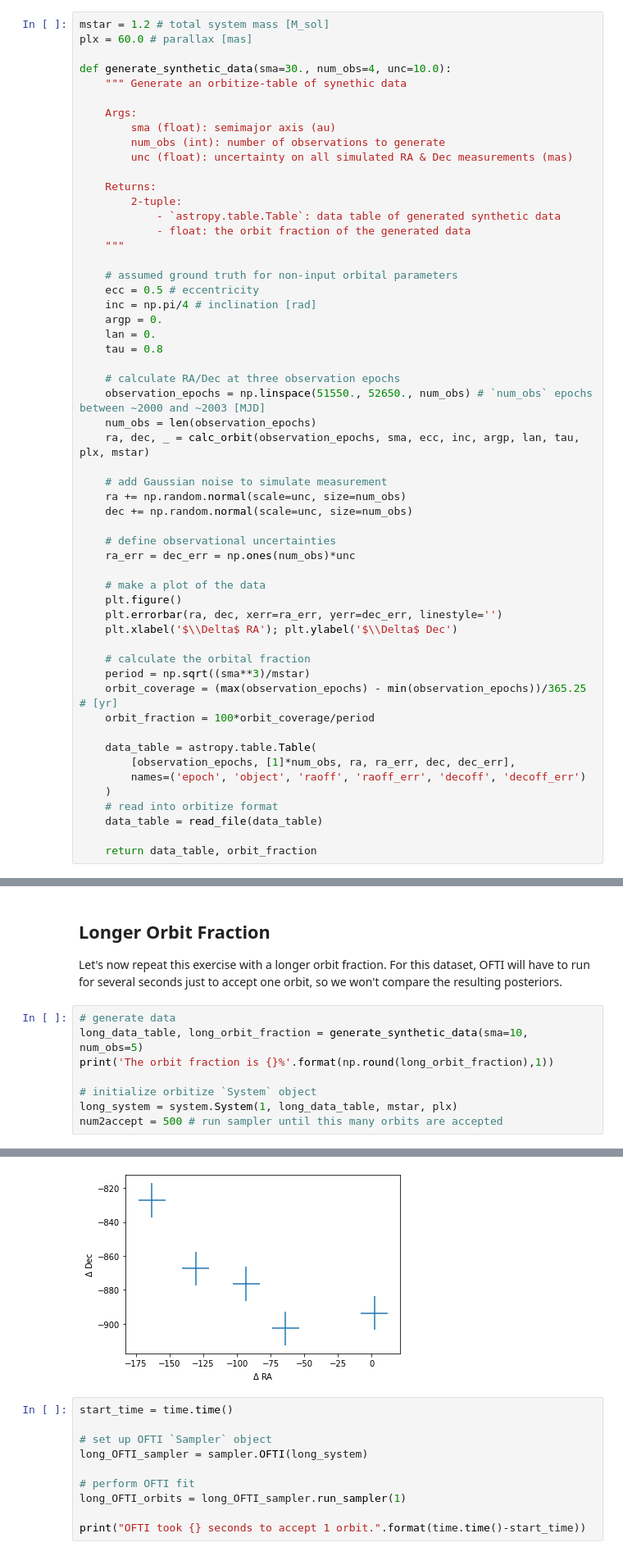
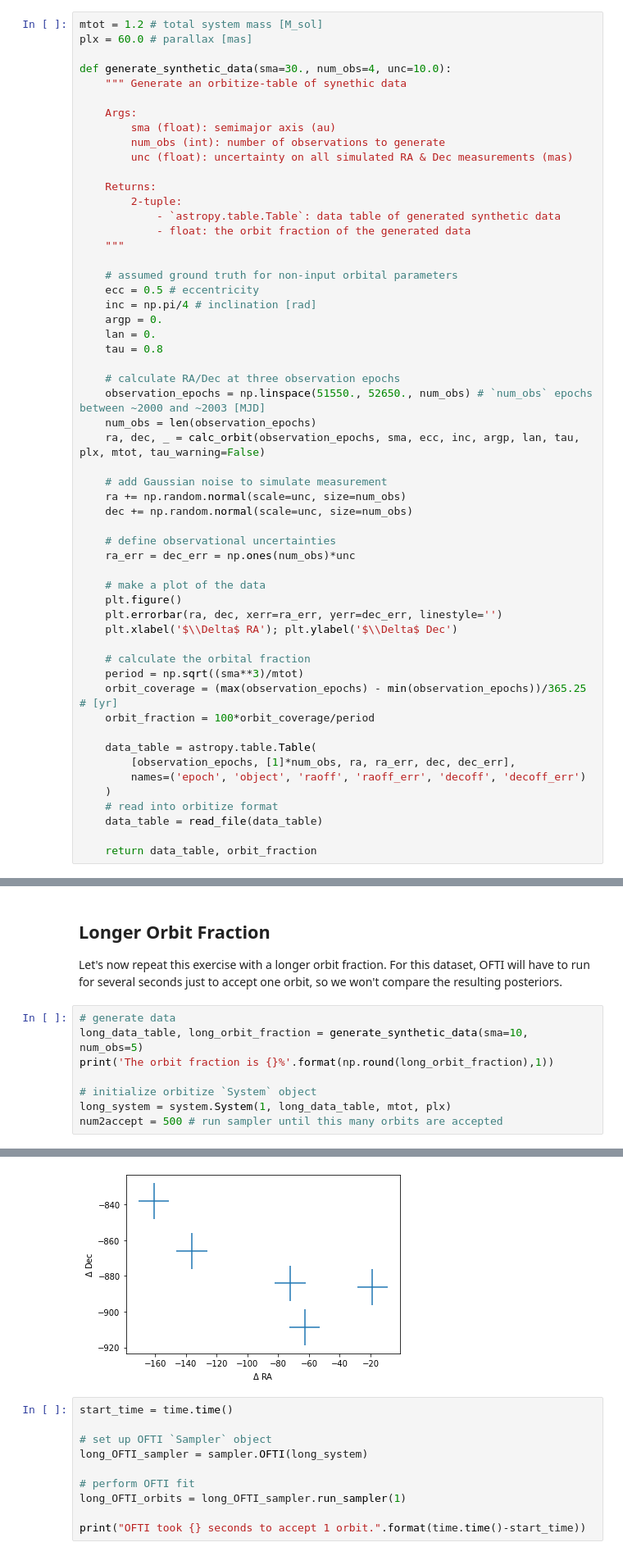
Before and after one commit to sblunt/orbitize, a Jupyter notebook: docs/tutorials/MCMC_vs_OFTI.ipynb, the cells around one changed output, grey strips where cells are left out. Shown at 82% size. Drawn from its saved outputs; the diff is of its cells as text.

```diff
--- a/docs/tutorials/MCMC_vs_OFTI.ipynb
+++ b/docs/tutorials/MCMC_vs_OFTI.ipynb
@@ -34,7 +34,7 @@ from orbitize.read_input import read_file
 
 Let's start by defining a function to generate synthetic data. This will allow us to easily test convergence speeds for different orbit fractions. I'll include the number of observations and the noise magnitude as keywords; I encourage you to test out different values throughout the tutorial!
 # %%
-mstar = 1.2 # total system mass [M_sol]
+mtot = 1.2 # total system mass [M_sol]
 plx = 60.0 # parallax [mas]
 
 def generate_synthetic_data(sma=30., num_obs=4, unc=10.0):
@@ -61,7 +61,7 @@ def generate_synthetic_data(sma=30., num_obs=4, unc=10.0):
     # calculate RA/Dec at three observation epochs
     observation_epochs = np.linspace(51550., 52650., num_obs) # `num_obs` epochs between ~2000 and ~2003 [MJD]
     num_obs = len(observation_epochs)
-    ra, dec, _ = calc_orbit(observation_epochs, sma, ecc, inc, argp, lan, tau, plx, mstar)
+    ra, dec, _ = calc_orbit(observation_epochs, sma, ecc, inc, argp, lan, tau, plx, mtot, tau_warning=False)
 
     # add Gaussian noise to simulate measurement
     ra += np.random.normal(scale=unc, size=num_obs)
@@ -76,7 +76,7 @@ def generate_synthetic_data(sma=30., num_obs=4, unc=10.0):
     plt.xlabel('$\\Delta$ RA'); plt.ylabel('$\\Delta$ Dec')
 
     # calculate the orbital fraction
-    period = np.sqrt((sma**3)/mstar)
+    period = np.sqrt((sma**3)/mtot)
     orbit_coverage = (max(observation_epochs) - min(observation_epochs))/365.25 # [yr]
     orbit_fraction = 100*orbit_coverage/period
 
@@ -157,14 +157,14 @@ Let's now repeat this exercise with a longer orbit fraction. For this dataset, O
 # %%
 # generate data
 long_data_table, long_orbit_fraction = generate_synthetic_data(sma=10, num_obs=5)
 print('The orbit fraction is {}%'.format(np.round(long_orbit_fraction),1))
 
 # initialize orbitize `System` object
-long_system = system.System(1, long_data_table, mstar, plx)
+long_system = system.System(1, long_data_table, mtot, plx)
 num2accept = 500 # run sampler until this many orbits are accepted
 # %% [output]
 The orbit fraction is 10.0%
-[figure, old version]
+[figure, new version]
 # %%
 start_time = time.time()
 
```
Also changed, not shown: parts of 6 cells of this notebook, 9 other files.
